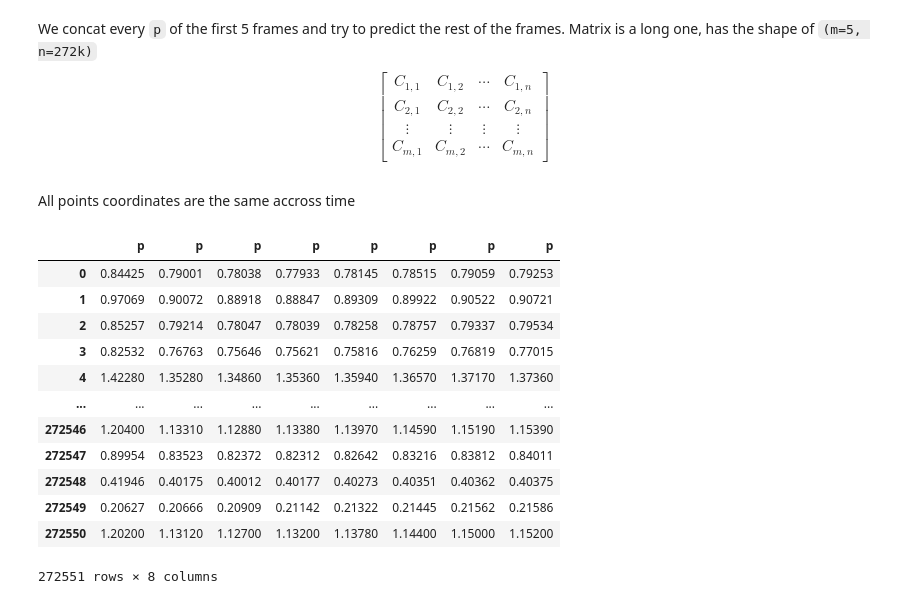
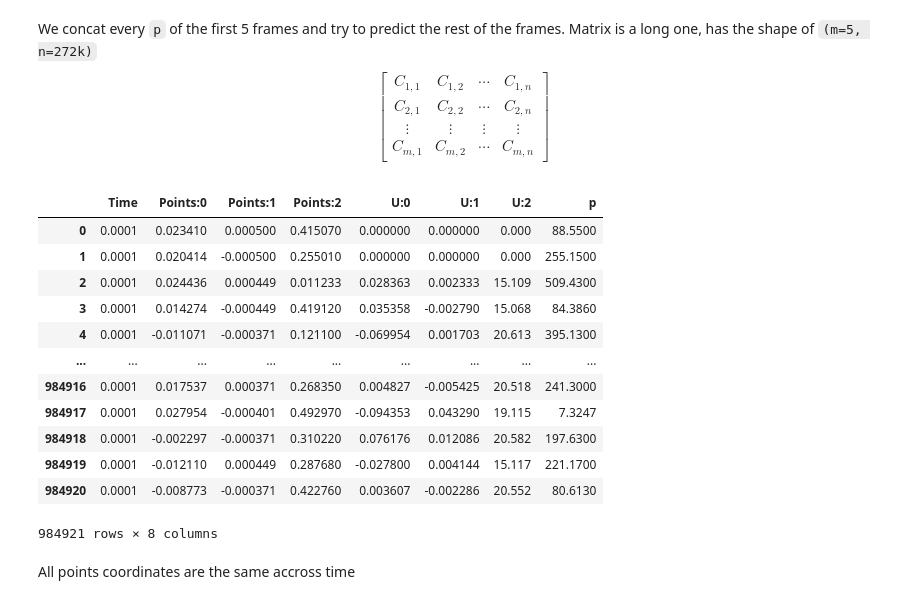
Before and after one commit to minhtriet/hydrogen_emb, a Jupyter notebook: pca.ipynb, the cells around one changed output. Drawn from its saved outputs; the diff is of its cells as text; code cells hidden in the pictures.

```diff
--- a/pca.ipynb
+++ b/pca.ipynb
@@ -52,4 +54,21 @@ dfs[0]
 # %% [markdown]
 We concat every `p` of the first 5 frames and try to predict the rest of the frames. Matrix is a long one, has the shape of `(m=5, n=272k)`
 $$\begin{bmatrix} C_{1,1} & C_{1,2} & \cdots & C_{1,n} \\ C_{2,1} & C_{2,2} & \cdots & C_{2,n} \\ \vdots & \vdots & \vdots & \vdots \\ C_{m,1} & C_{m,2} & \cdots & C_{m,n} \end{bmatrix}$$
+# %%
+dfs_1 = pd.read_csv(str(data_paths[1]))
+dfs_1
+# %% [output]
+|  | Time | Points:0 | Points:1 | Points:2 | U:0 | U:1 | U:2 | p |
+| 0 | 0.0001 | 0.023410 | 0.000500 | 0.415070 | 0.000000 | 0.000000 | 0.000 | 88.5500 |
+| 1 | 0.0001 | 0.020414 | -0.000500 | 0.255010 | 0.000000 | 0.000000 | 0.000 | 255.1500 |
+| 2 | 0.0001 | 0.024436 | 0.000449 | 0.011233 | 0.028363 | 0.002333 | 15.109 | 509.4300 |
+| 3 | 0.0001 | 0.014274 | -0.000449 | 0.419120 | 0.035358 | -0.002790 | 15.068 | 84.3860 |
+| 4 | 0.0001 | -0.011071 | -0.000371 | 0.121100 | -0.069954 | 0.001703 | 20.613 | 395.1300 |
+| ... | ... | ... | ... | ... | ... | ... | ... | ... |
+| 984916 | 0.0001 | 0.017537 | 0.000371 | 0.268350 | 0.004827 | -0.005425 | 20.518 | 241.3000 |
+| 984917 | 0.0001 | 0.027954 | -0.000401 | 0.492970 | -0.094353 | 0.043290 | 19.115 | 7.3247 |
+| 984918 | 0.0001 | -0.002297 | -0.000371 | 0.310220 | 0.076176 | 0.012086 | 20.582 | 197.6300 |
+| 984919 | 0.0001 | -0.012110 | 0.000449 | 0.287680 | -0.027800 | 0.004144 | 15.117 | 221.1700 |
+| 984920 | 0.0001 | -0.008773 | -0.000371 | 0.422760 | 0.003607 | -0.002286 | 20.552 | 80.6130 |
+984921 rows × 8 columns
 # %%
@@ -59,21 +82,2 @@ for i in range(2,NUM_FRAMES):
 # %% [markdown]
 All points coordinates are the same accross time
-# %%
-p_data = dfs[1]['p']
-for i in range(2,NUM_FRAMES):
-    p_data = pd.concat([p_data, dfs[i]['p']], axis=1)
-p_data
-# %% [output]
-|  | p | p | p | p | p | p | p | p |
-| 0 | 0.84425 | 0.79001 | 0.78038 | 0.77933 | 0.78145 | 0.78515 | 0.79059 | 0.79253 |
-| 1 | 0.97069 | 0.90072 | 0.88918 | 0.88847 | 0.89309 | 0.89922 | 0.90522 | 0.90721 |
-| 2 | 0.85257 | 0.79214 | 0.78047 | 0.78039 | 0.78258 | 0.78757 | 0.79337 | 0.79534 |
-| 3 | 0.82532 | 0.76763 | 0.75646 | 0.75621 | 0.75816 | 0.76259 | 0.76819 | 0.77015 |
-| 4 | 1.42280 | 1.35280 | 1.34860 | 1.35360 | 1.35940 | 1.36570 | 1.37170 | 1.37360 |
-| ... | ... | ... | ... | ... | ... | ... | ... | ... |
-| 272546 | 1.20400 | 1.13310 | 1.12880 | 1.13380 | 1.13970 | 1.14590 | 1.15190 | 1.15390 |
-| 272547 | 0.89954 | 0.83523 | 0.82372 | 0.82312 | 0.82642 | 0.83216 | 0.83812 | 0.84011 |
-| 272548 | 0.41946 | 0.40175 | 0.40012 | 0.40177 | 0.40273 | 0.40351 | 0.40362 | 0.40375 |
-| 272549 | 0.20627 | 0.20666 | 0.20909 | 0.21142 | 0.21322 | 0.21445 | 0.21562 | 0.21586 |
-| 272550 | 1.20200 | 1.13120 | 1.12700 | 1.13200 | 1.13780 | 1.14400 | 1.15000 | 1.15200 |
-272551 rows × 8 columns
```
Also changed, not shown: parts of 59 cells of this notebook, 1 other file.
